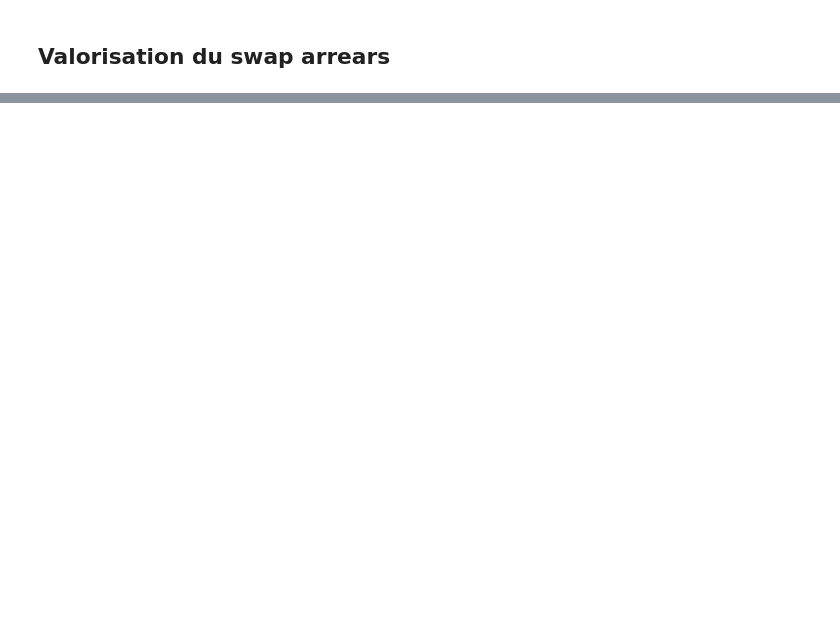
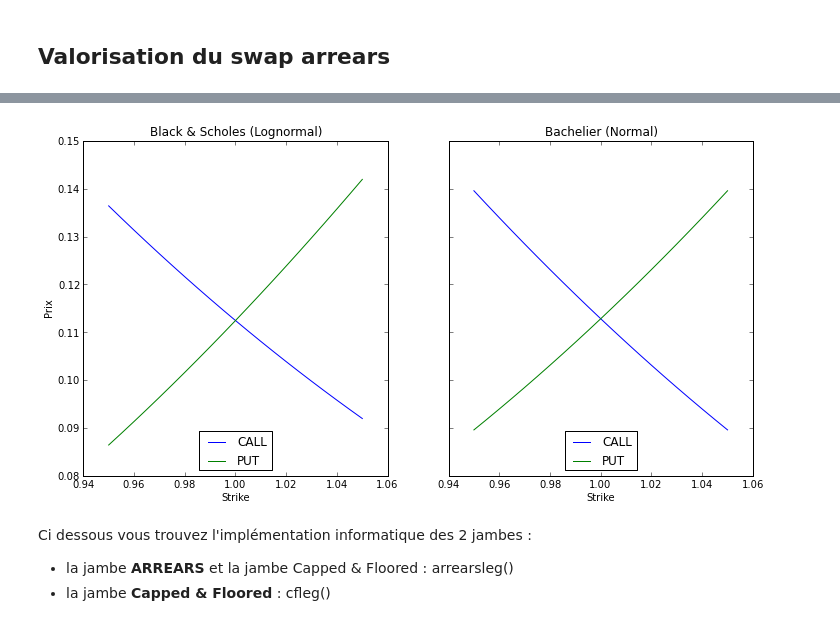
Before and after one commit to rguillemot/Formation_Finance, a Jupyter notebook: Derives_de_taux/notebook/Evaluation.ipynb, the cells around one changed output, grey strips where cells are left out. Cells and saved outputs as stored; diff of their text form; code cells hidden in the pictures; blank space fills up the shorter version.

```diff
--- a/Derives_de_taux/notebook/Evaluation.ipynb
+++ b/Derives_de_taux/notebook/Evaluation.ipynb
@@ -28,0 +49,63 @@ LIBOR **Capped & Floored** $=\mathbb{E}_t^{Q^{T_2}}[(L(T_f,T_1,T_2)-K)+(K_{MIN}-
+# %%
+import numpy as np
+from scipy.stats import norm
+import math
+
+
+# Formule de Black & Scholes (Lognormal)
+def BS(F,K,T,cp,vol):
+    if vol*T == 0:
+        ret = cp*(F-K)
+        if ret<0:
+            return 0
+    else:
+        d1 = math.log(F/K)/vol/math.sqrt(T)+vol*math.sqrt(T)/2.0
+        d2 = d1 - vol*math.sqrt(T)
+        ret = cp*F*norm.cdf(cp*d1)-cp*K*norm.cdf(cp*d2)
+
+    return ret
+
+# Formule de Bachelier (Normal)
+def BSNor(F,K,T,cp,vol):
+    if vol*T == 0:
+        ret = cp*(F-K)
+        if ret<0:
+            return 0
+    else:
+        d = (F-K)/(vol*math.sqrt(T))
+        ret = vol*math.sqrt(T)*(cp*d*norm.cdf(cp*d)+norm.pdf(cp*d))
+    return ret
+
+import matplotlib.pyplot as plt
+
+strikes = np.arange(0.95,1.05,0.005)
+bscall = [BS(1,k,2,1,0.2) for k in strikes]
+bsput = [BS(1,k,2,-1,0.2) for k in strikes]
+normcall = [BSNor(1,k,2,1,0.2) for k in strikes]
+normput = [BSNor(1,k,2,-1,0.2) for k in strikes]
+
+f, (ax1, ax2) = plt.subplots(1, 2, sharey=True)
+f.set_size_inches(12,6)
+ax1.plot(strikes,bscall,label="CALL")
+ax1.plot(strikes,bsput,label="PUT")
+ax2.plot(strikes,normcall,label="CALL")
+ax2.plot(strikes,normput,label="PUT")
+
+ax1.set_title('Black & Scholes (Lognormal)')
+ax2.set_title('Bachelier (Normal)')
+
+legend = ax1.legend(loc='lower center')
+legend = ax2.legend(loc='lower center')
+
+ax1.set_xlabel("Strike")
+ax1.set_ylabel("Prix")
+ax2.set_xlabel("Strike")
+
+plt.show()
+# %% [output]
+[figure, added]
+# %% [markdown]
+Ci dessous vous trouvez l'implémentation informatique des 2 jambes :
+
+* la jambe **ARREARS** et la jambe Capped & Floored : arrearsleg()
+* la jambe **Capped & Floored** : cfleg()
```
Also changed, not shown: parts of 13 cells of this notebook.
